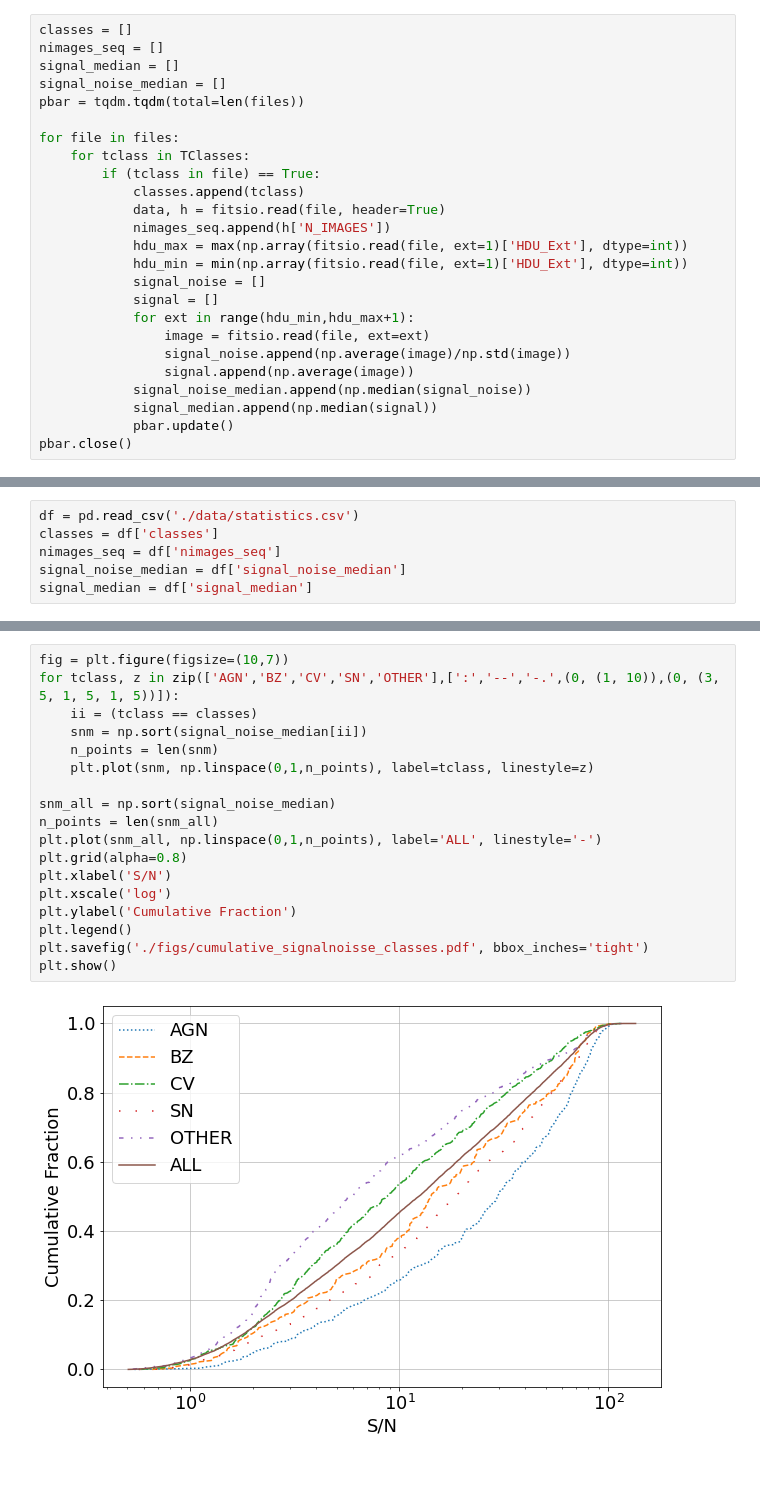
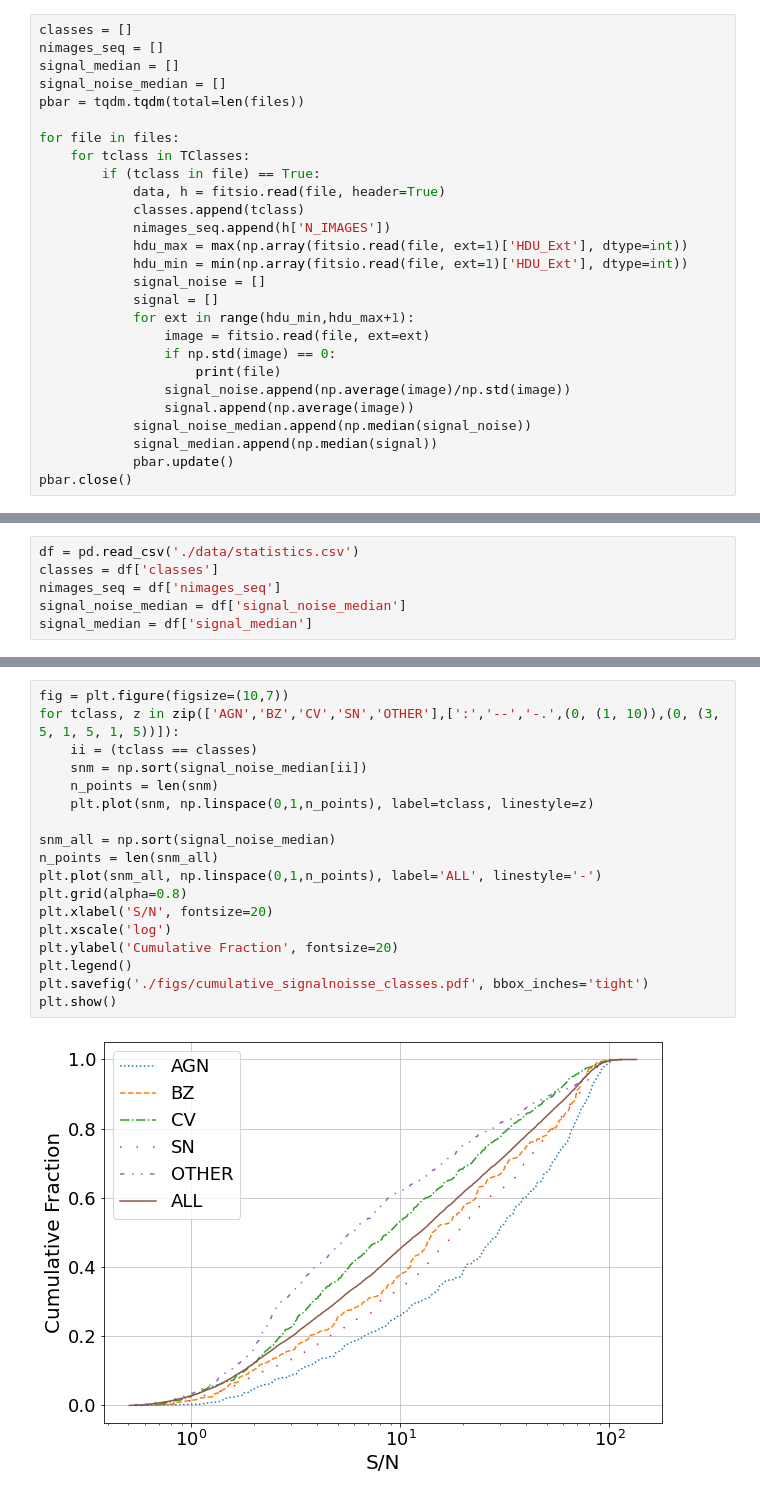
Before and after one commit to jsuarez314/tao, a Jupyter notebook: Explore_dataset.ipynb, the cells around one changed output, grey strips where cells are left out. Cells and saved outputs as stored; diff of their text form; blank space fills up the shorter version.

```diff
--- a/Explore_dataset.ipynb
+++ b/Explore_dataset.ipynb
@@ -21,8 +24,8 @@ pbar = tqdm.tqdm(total=len(files))
 for file in files:
     for tclass in TClasses:
         if (tclass in file) == True:
+            data, h = fitsio.read(file, header=True)
             classes.append(tclass)
-            data, h = fitsio.read(file, header=True)
             nimages_seq.append(h['N_IMAGES'])
             hdu_max = max(np.array(fitsio.read(file, ext=1)['HDU_Ext'], dtype=int))
             hdu_min = min(np.array(fitsio.read(file, ext=1)['HDU_Ext'], dtype=int))
@@ -30,6 +33,8 @@ for file in files:
             signal = []
             for ext in range(hdu_min,hdu_max+1):
                 image = fitsio.read(file, ext=ext)
+                if np.std(image) == 0:
+                    print(file)
                 signal_noise.append(np.average(image)/np.std(image))
                 signal.append(np.average(image))
             signal_noise_median.append(np.median(signal_noise))
@@ -111,23 +116,23 @@ plt.show()
 # %%
 fig = plt.figure(figsize=(10,7))
 for tclass, z in zip(['AGN','BZ','CV','SN','OTHER'],[':','--','-.',(0, (1, 10)),(0, (3, 5, 1, 5, 1, 5))]):
     ii = (tclass == classes)
     snm = np.sort(signal_noise_median[ii])
     n_points = len(snm)
     plt.plot(snm, np.linspace(0,1,n_points), label=tclass, linestyle=z)
 
 snm_all = np.sort(signal_noise_median)
 n_points = len(snm_all)
 plt.plot(snm_all, np.linspace(0,1,n_points), label='ALL', linestyle='-')
 plt.grid(alpha=0.8)
-plt.xlabel('S/N')
+plt.xlabel('S/N', fontsize=20)
 plt.xscale('log')
-plt.ylabel('Cumulative Fraction')
+plt.ylabel('Cumulative Fraction', fontsize=20)
 plt.legend()
 plt.savefig('./figs/cumulative_signalnoisse_classes.pdf', bbox_inches='tight')
 plt.show()
 # %% [output]
-[figure, old version]
+[figure, new version]
 # %%
 fig = plt.figure(figsize=(10,7))
 
```
Also changed, not shown: parts of 10 cells of this notebook, 20 other files.
